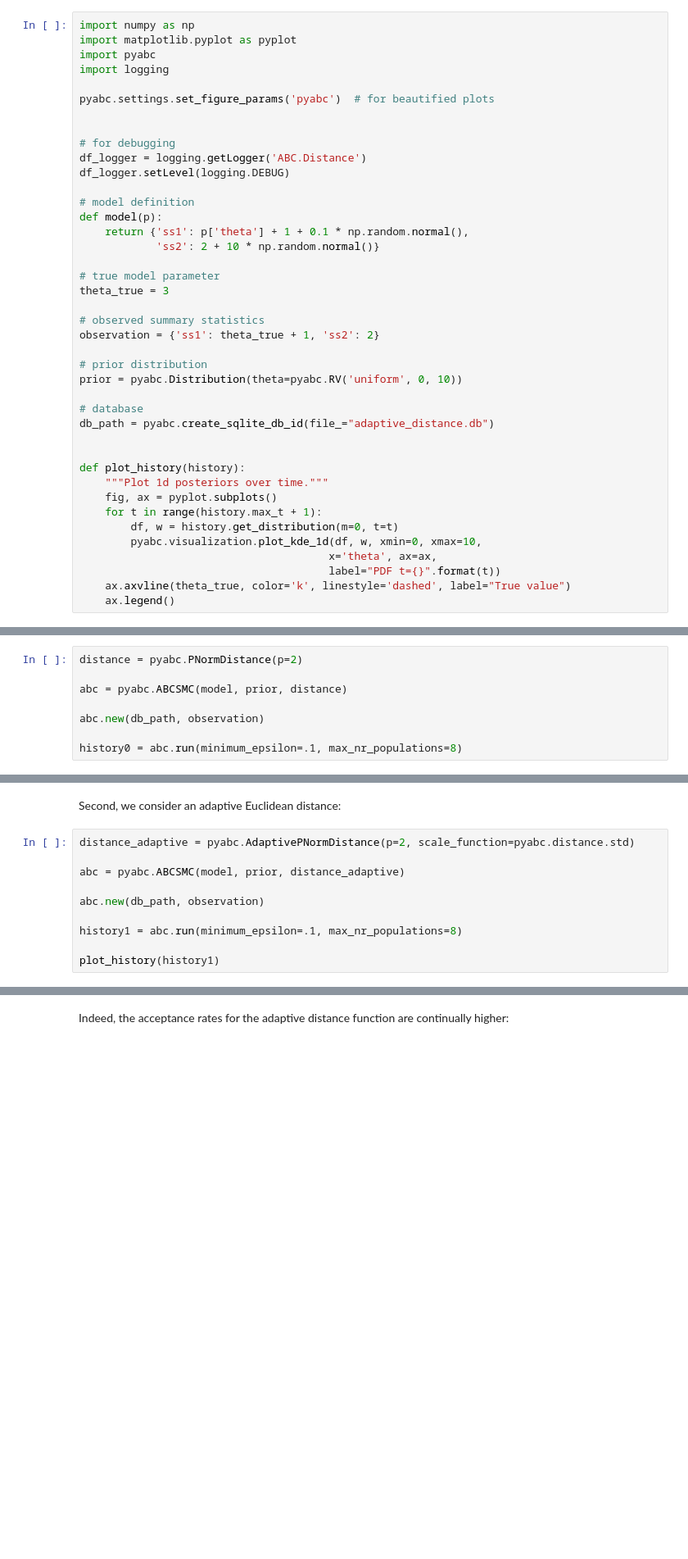
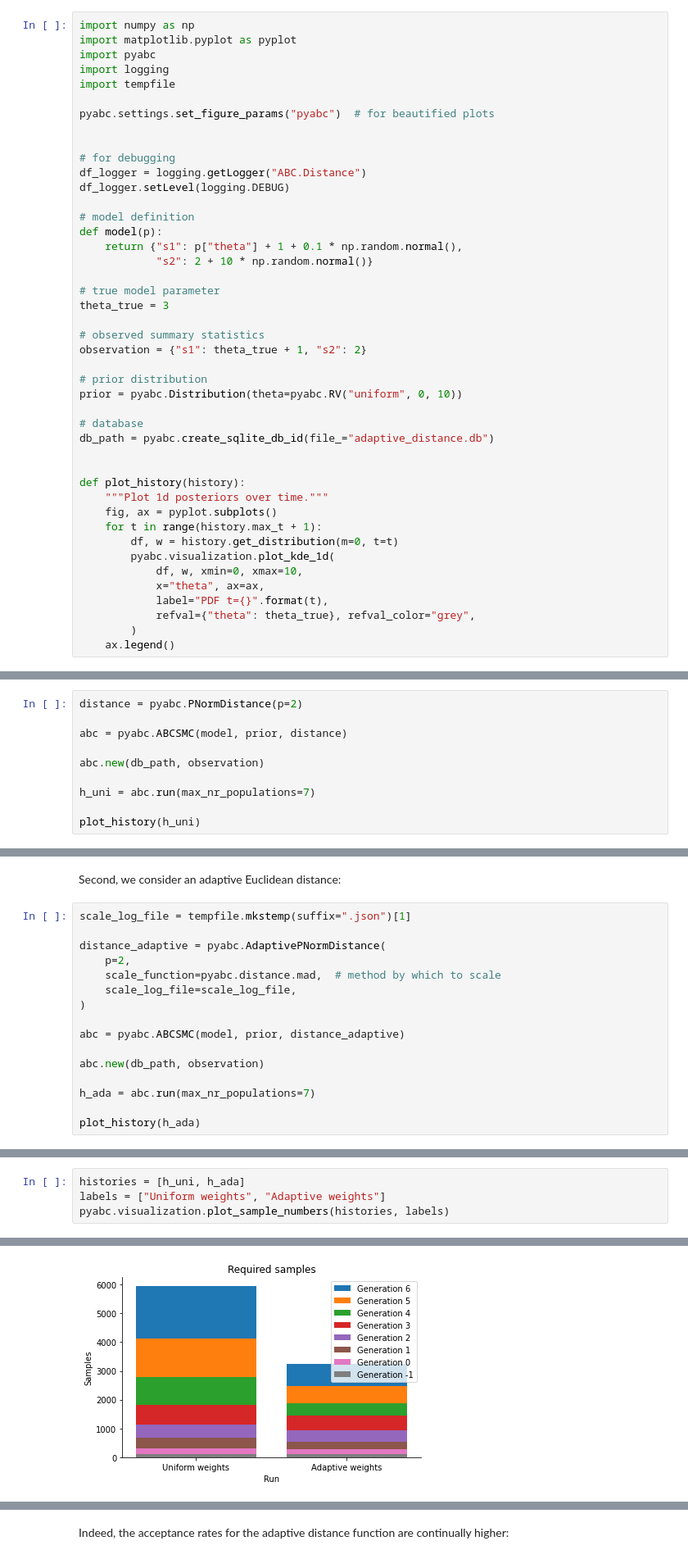
Before and after one commit to ICB-DCM/pyABC, a Jupyter notebook: doc/examples/adaptive_distances.ipynb, the cells around one changed output, grey strips where cells are left out. Shown at 82% size. Drawn from its saved outputs; the diff is of its cells as text; blank space fills up the shorter version.

```diff
--- a/doc/examples/adaptive_distances.ipynb
+++ b/doc/examples/adaptive_distances.ipynb
@@ -13,27 +25,28 @@ import numpy as np
 import matplotlib.pyplot as pyplot
 import pyabc
 import logging
+import tempfile
 
-pyabc.settings.set_figure_params('pyabc')  # for beautified plots
+pyabc.settings.set_figure_params("pyabc")  # for beautified plots
 
 
 # for debugging
-df_logger = logging.getLogger('ABC.Distance')
+df_logger = logging.getLogger("ABC.Distance")
 df_logger.setLevel(logging.DEBUG)
 
 # model definition
 def model(p):
-    return {'ss1': p['theta'] + 1 + 0.1 * np.random.normal(),
-            'ss2': 2 + 10 * np.random.normal()}
+    return {"s1": p["theta"] + 1 + 0.1 * np.random.normal(),
+            "s2": 2 + 10 * np.random.normal()}
 
 # true model parameter
 theta_true = 3
 
 # observed summary statistics
-observation = {'ss1': theta_true + 1, 'ss2': 2}
+observation = {"s1": theta_true + 1, "s2": 2}
 
 # prior distribution
-prior = pyabc.Distribution(theta=pyabc.RV('uniform', 0, 10))
+prior = pyabc.Distribution(theta=pyabc.RV("uniform", 0, 10))
 
 # database
 db_path = pyabc.create_sqlite_db_id(file_="adaptive_distance.db")
@@ -44,9 +57,11 @@ def plot_history(history):
     fig, ax = pyplot.subplots()
     for t in range(history.max_t + 1):
         df, w = history.get_distribution(m=0, t=t)
-        pyabc.visualization.plot_kde_1d(df, w, xmin=0, xmax=10,
-                                       x='theta', ax=ax,
-                                       label="PDF t={}".format(t))
-    ax.axvline(theta_true, color='k', linestyle='dashed', label="True value")
+        pyabc.visualization.plot_kde_1d(
+            df, w, xmin=0, xmax=10,
+            x="theta", ax=ax,
+            label="PDF t={}".format(t),
+            refval={"theta": theta_true}, refval_color="grey",
+        )
     ax.legend()
 # %% [markdown]
@@ -60,7 +75,9 @@ abc = pyabc.ABCSMC(model, prior, distance)
 
 abc.new(db_path, observation)
 
-history0 = abc.run(minimum_epsilon=.1, max_nr_populations=8)
+h_uni = abc.run(max_nr_populations=7)
+
+plot_history(h_uni)
 # %% [output]
 INFO:Sampler:Parallelizing the sampling on 4 cores.
 INFO:History:Start <ABCSMC id=1, start_time=2021-02-21 17:47:30.131172>
@@ -88,15 +100,21 @@ plot_history(history0)
 # %% [markdown]
 Second, we consider an adaptive Euclidean distance:
 # %%
-distance_adaptive = pyabc.AdaptivePNormDistance(p=2, scale_function=pyabc.distance.std)
+scale_log_file = tempfile.mkstemp(suffix=".json")[1]
+
+distance_adaptive = pyabc.AdaptivePNormDistance(
+    p=2,
+    scale_function=pyabc.distance.mad,  # method by which to scale
+    scale_log_file=scale_log_file,
+)
 
 abc = pyabc.ABCSMC(model, prior, distance_adaptive)
 
 abc.new(db_path, observation)
 
-history1 = abc.run(minimum_epsilon=.1, max_nr_populations=8)
+h_ada = abc.run(max_nr_populations=7)
 
-plot_history(history1)
+plot_history(h_ada)
 # %% [output]
 INFO:Sampler:Parallelizing the sampling on 4 cores.
 INFO:History:Start <ABCSMC id=2, start_time=2021-02-21 17:47:42.988071>
@@ -122,0 +139,5 @@ We observe differences compared to the non-adaptive setting. In particular, the
+# %%
+histories = [h_uni, h_ada]
+labels = ["Uniform weights", "Adaptive weights"]
+pyabc.visualization.plot_sample_numbers(histories, labels)
+# %% [output]
@@ -122,0 +145 @@ We observe differences compared to the non-adaptive setting. In particular, the
+[figure, added]
```
Also changed, not shown: parts of 43 cells of this notebook, 4 other files.
